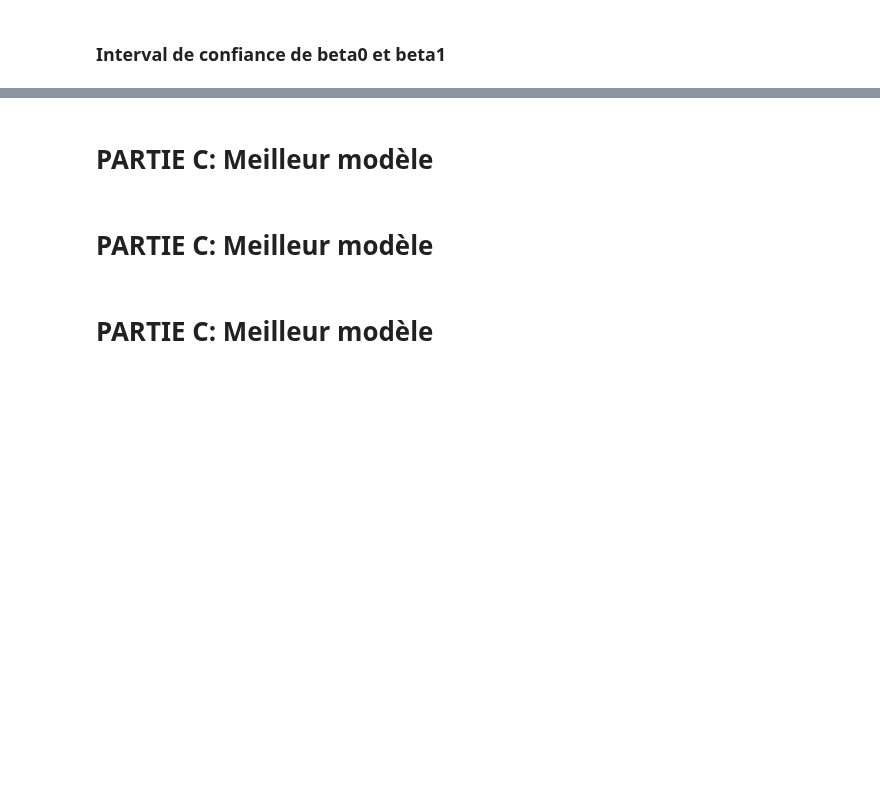
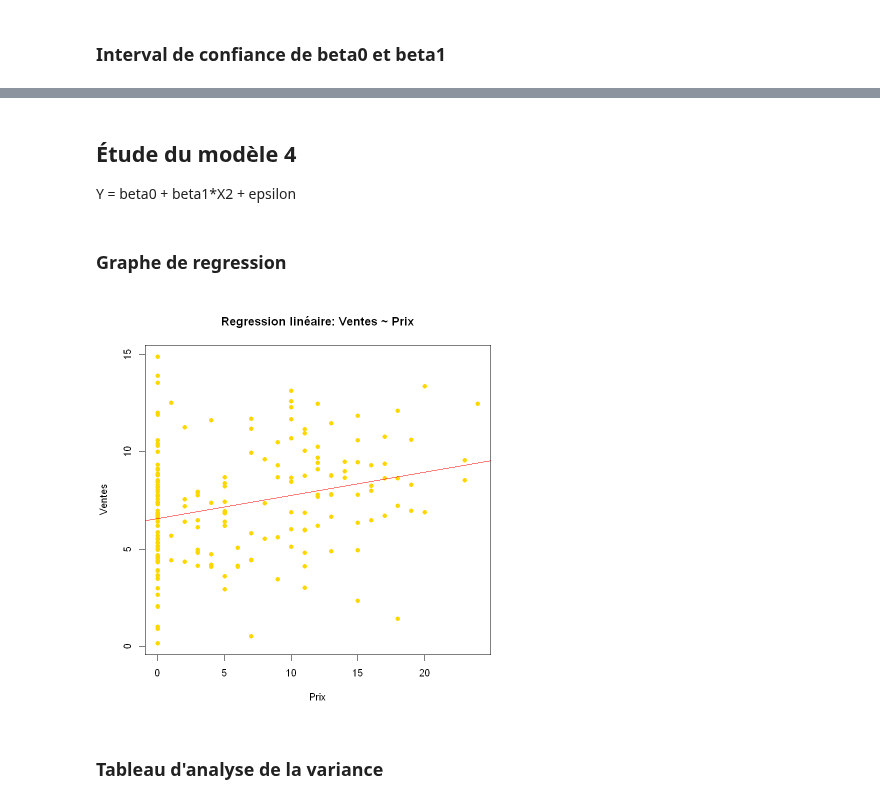
Before and after one commit to loic-hpp/Manage_Data_R, a Jupyter notebook: devoir.ipynb, the cells around one changed output, grey strips where cells are left out. Drawn from its saved outputs; the diff is of its cells as text; code cells hidden in the pictures; blank space fills up the shorter version.

Commit message:
partie c terminée

```diff
--- a/devoir.ipynb
+++ b/devoir.ipynb
@@ -191,6 +159,18 @@ cat("Intervalle de confiance pour beta1 : ", conf_int["beta1","2.5 %"], " - ", c
-# %% [markdown]
-# PARTIE C: Meilleur modèle
-# %% [markdown]
-# PARTIE C: Meilleur modèle
-# %% [markdown]
-# PARTIE C: Meilleur modèle
+# %% [markdown]
+## Étude du modèle 4
+Y = beta0 + beta1*X2 + epsilon
+# %% [markdown]
+### Graphe de regression
+# %%
+modele4 <- lm(Y ~ X2)
+
+# Create a scatter plot of log(Y) against X1
+plot(X2, Y, main = "Regression linéaire: Ventes ~ Prix", col = "gold",
+     xlab = "Prix", ylab = "Ventes", pch = 16)
+
+# Add the regression line
+abline(modele4, col = "red")
+# %% [output]
+[figure, added]
+# %% [markdown]
+### Tableau d'analyse de la variance
```
Also changed, not shown: parts of 74 cells of this notebook.
